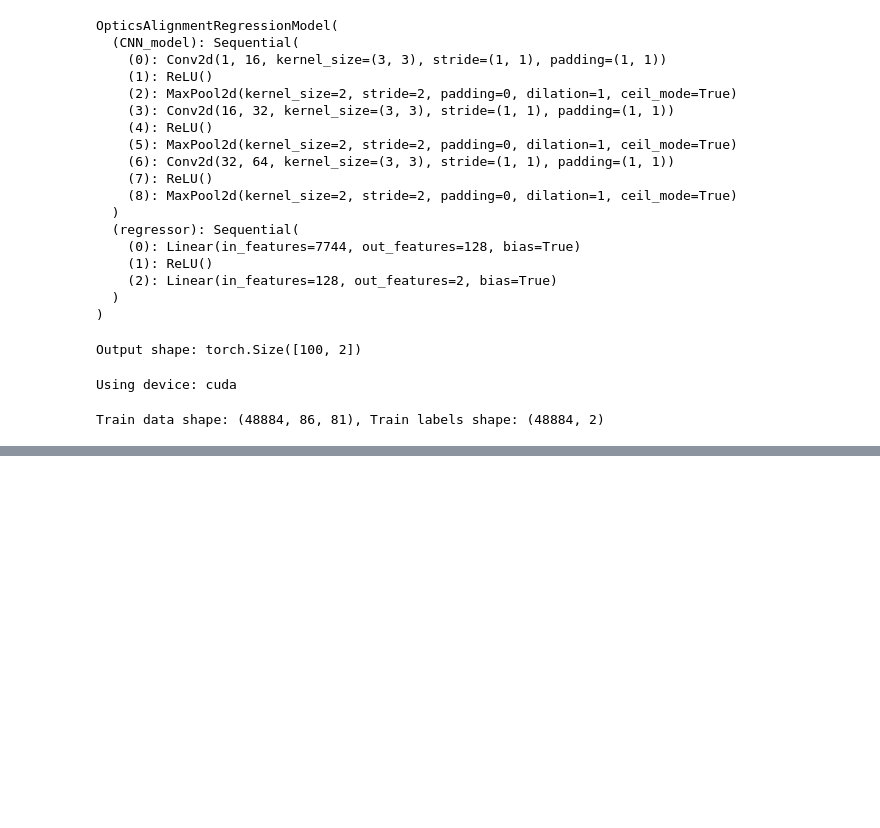
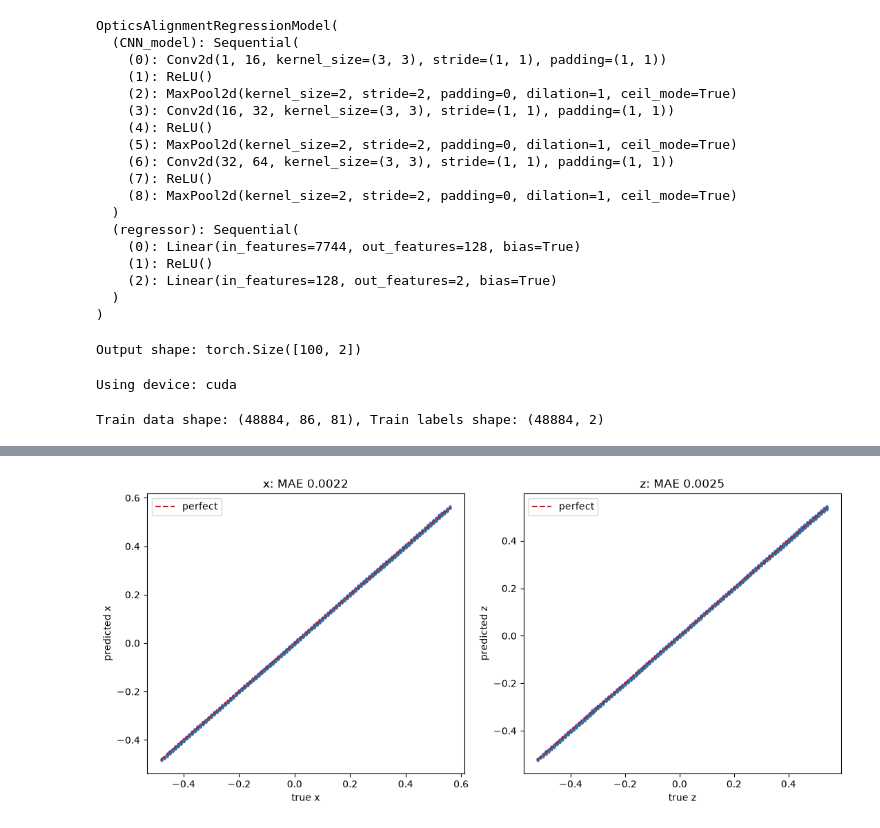
Before and after one commit to nightd132/X-ray_Optics_Alignment, a Jupyter notebook: notebooks/02_traning_model.ipynb, the cells around one changed output, grey strips where cells are left out. Saved outputs shown, nothing was run; the diff lists cells and outputs as text; code cells hidden in the pictures; blank space fills up the shorter version.

```diff
--- a/notebooks/02_traning_model.ipynb
+++ b/notebooks/02_traning_model.ipynb
@@ -53,0 +69,5 @@ Train data shape: (48884, 86, 81), Train labels shape: (48884, 2)
+# %%
+test_predictions_path = "../outputs/evaluation_results.npz"
+evaluation_results = np.load(test_predictions_path)
+test_predictions = evaluation_results['predictions']
+target_values = evaluation_results['targets']
@@ -53,0 +81,21 @@ Train data shape: (48884, 86, 81), Train labels shape: (48884, 2)
+# %%
+x_preds, z_preds = test_predictions[:, 0], test_predictions[:, 1]
+x_true,  z_true  = target_values[:, 0],    target_values[:, 1]
+
+fig, axs = plt.subplots(1, 2, figsize=(11, 5))
+
+for ax, true, pred, name in [(axs[0], x_true, x_preds, "x"),
+                             (axs[1], z_true, z_preds, "z")]:
+    ax.scatter(true, pred, s=3, alpha=0.3)
+    lim = [true.min(), true.max()]
+    ax.plot(lim, lim, "r--", label="perfect")
+    ax.set_xlabel(f"true {name}")
+    ax.set_ylabel(f"predicted {name}")
+    ax.set_title(f"{name}: MAE {abs(pred - true).mean():.4f}")
+    ax.legend()
+
+plt.tight_layout()
+plt.savefig("../outputs/true_vs_pred_xz.png", dpi=150)
+plt.show()
+# %% [output]
+[figure, added]
```
Also changed, not shown: parts of 4 cells of this notebook, 11 other files.
